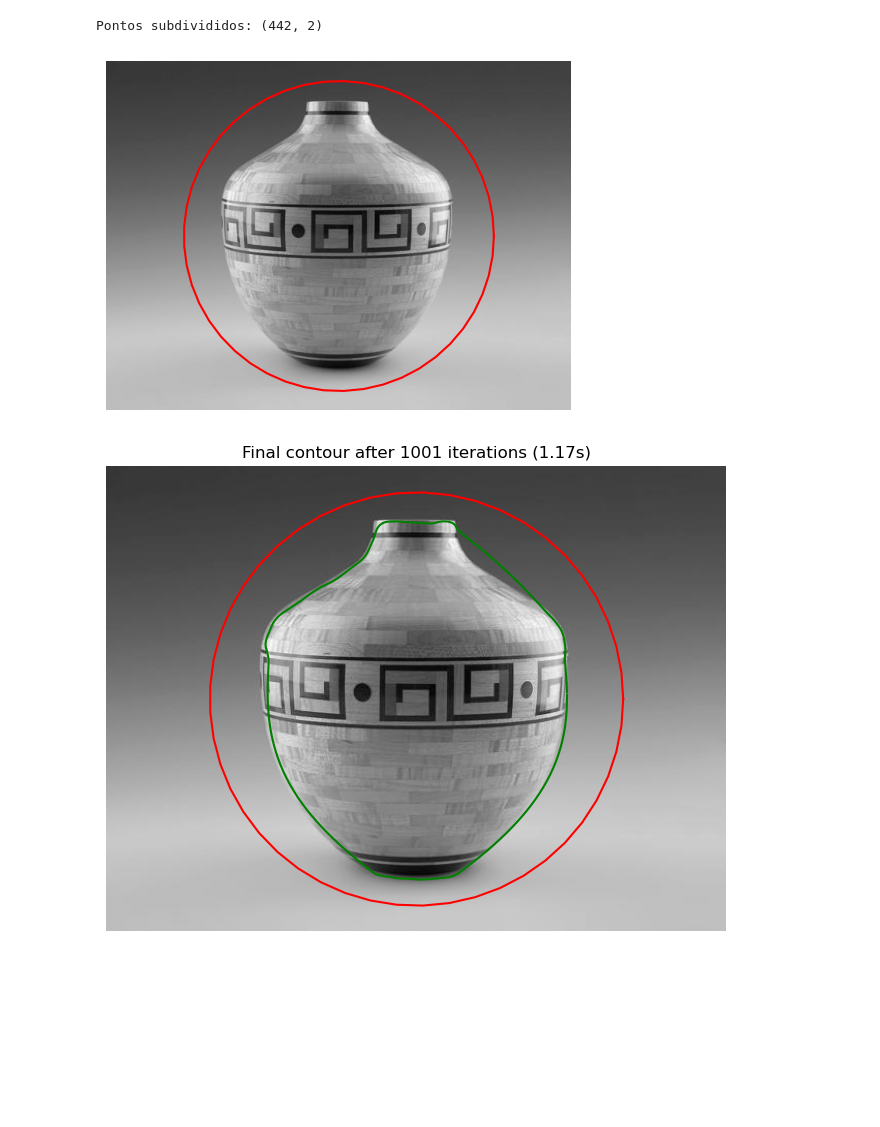
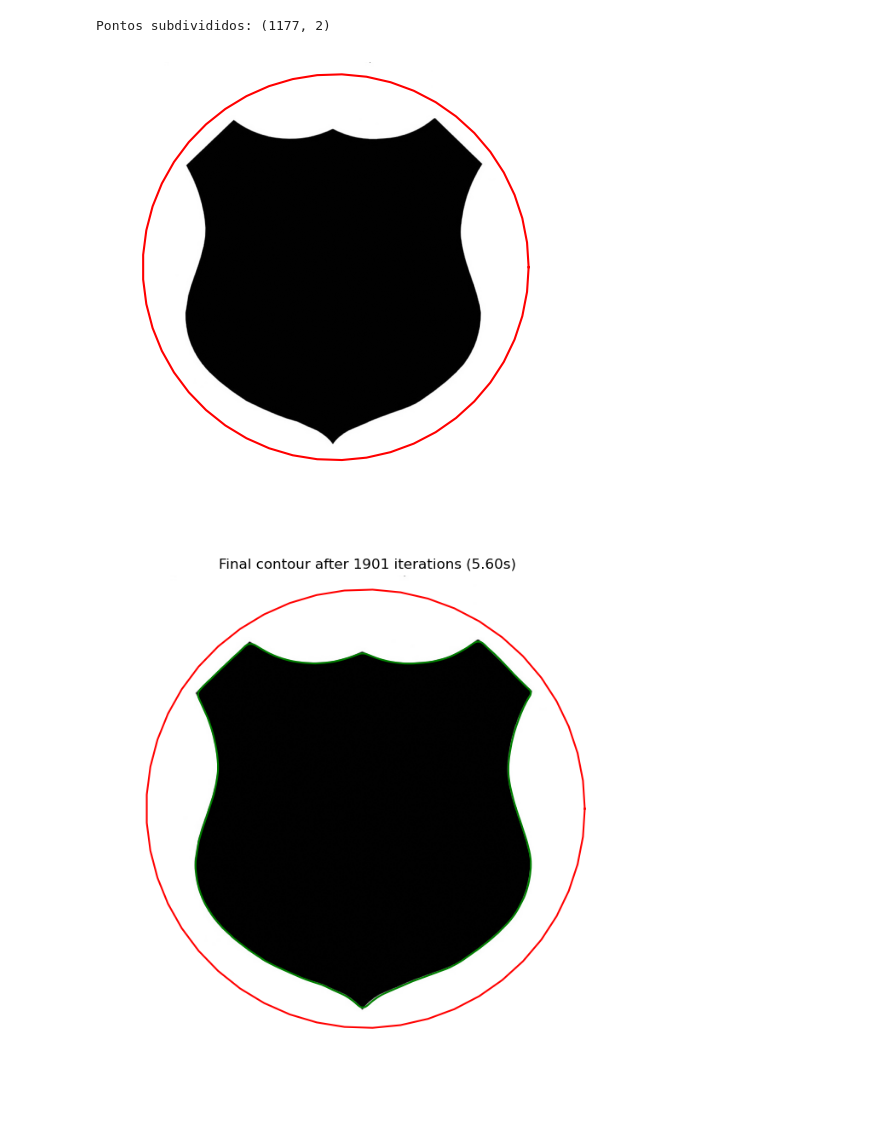
Before and after one commit to shh4und/snakes, a Jupyter notebook: 2D/snake.ipynb, the cells around one changed output. Drawn from its saved outputs; the diff is of its cells as text; code cells hidden in the pictures; blank space fills up the shorter version.

```diff
--- a/2D/snake.ipynb
+++ b/2D/snake.ipynb
@@ -32,57 +109,58 @@ initial_points1 = [
 ]
 
 initial_points2 = [
-    [50, 50],
-    [50, 780],
-    [780, 780],
-    [780, 50],
+    [75, 75],
+    [75, 755],
+    [755, 755],
+    [755, 75],
 ]
 
-V_circle = init_circle((img.shape[1]//2, img.shape[0]//2), 200, num_points=50)
 
-V_subdivided = subdivision(V_circle, k=3)
+V_circle = init_circle(
+    (shield.shape[1] // 2 - 3, shield.shape[0] // 2 - 50), 370, num_points=50
+)
+V_subdivided = subdivision(V_circle, k=2)
 print("Pontos subdivididos:", V_subdivided.shape)
 v_init = V_subdivided
-
 # Display initial contour
 plt.figure(figsize=(6, 6))
-plt.imshow(img, cmap="gray")
+plt.imshow(shield, cmap="gray")
 plt.plot(v_init[:, 0], v_init[:, 1], "r-")
 plt.axis("off")
 plt.show()
 # %% [output]
-Pontos subdivididos: (442, 2)
+Pontos subdivididos: (1177, 2)
-[figure, old version]
+[figure, new version]
 # %%
 # Configure snake parameters
-params = SnakeParams(
-    alpha=2000.0,  # Stronger continuity
+shield_params = SnakeParams(
+    alpha=2500.0,  # Stronger continuity
     beta=1000.0,  # Stronger curvature
-    gamma=0.001,  # Smaller time step
-    sigma=3.5,  # Less blur
-    kb=-50.0,  # Weaker balloon force
+    gamma=0.0015,  # Smaller time step
+    sigma=3.0,  # Less blur
+    kb=0.0,  # Weaker balloon force
     sb=100.0,  # More smoothing
-    max_iter=1000,
+    max_iter=1900,
     verbose=True,
     cubic_spline_refinement=True,
-    vfc_ksize = 15,
-    vfc_sigma = 4.0
+    vfc_ksize=15,
+    vfc_sigma=5.0,
 )
 
 # Create and evolve snake
-snake = Snake2D(img, v_init, params)
-v_final, iters, duration = snake.evolve()
+shield_snake = Snake2D(shield, v_init, shield_params)
+v_final, iters, duration = shield_snake.evolve()
 
 # Display result
 plt.figure(figsize=(8, 8))
-plt.imshow(img, cmap="gray")
+plt.imshow(shield, cmap="gray")
 plt.plot(v_init[:, 0], v_init[:, 1], "r-")
 plt.plot(v_final[:, 0], v_final[:, 1], "g-")
 
 plt.title(f"Final contour after {iters} iterations ({duration:.2f}s)")
 plt.axis("off")
 plt.show()
 # %% [output]
-[figure, old version]
+[figure, new version]
 # %%
 # Load and display image
```
Also changed, not shown: parts of 15 cells of this notebook.
